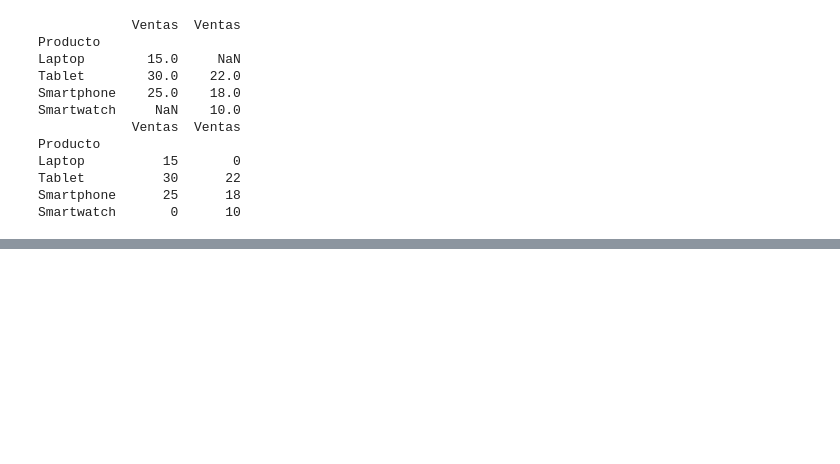
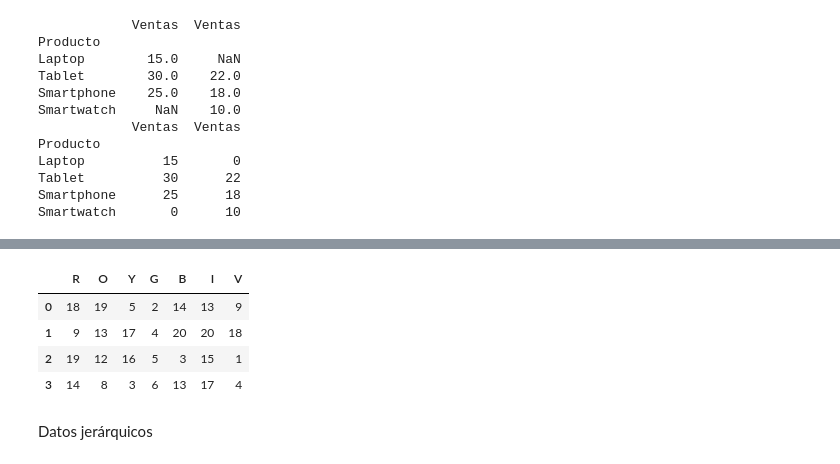
Before and after one commit to Cerino-rigo/Curso_Python_2025_2, a Jupyter notebook: 6 Pandas/1_Concat.ipynb, the cells around one changed output, grey strips where cells are left out. Drawn from its saved outputs; the diff is of its cells as text; code cells hidden in the pictures; blank space fills up the shorter version.

```diff
--- a/6 Pandas/1_Concat.ipynb
+++ b/6 Pandas/1_Concat.ipynb
@@ -262,0 +299,7 @@ Smartwatch       0      10
+# %%
+dfs = []
+for x in ['R', 'O', 'Y', 'G', 'B', 'I', 'V']:
+    df = pd.DataFrame({x: [random.randint(1,20) for _ in range(4)]})
+    dfs.append(df)
+
+dfs
@@ -262,0 +324,10 @@ Smartwatch       0      10
+# %%
+pd.concat(dfs, axis=1)
+# %% [output]
+|  | R | O | Y | G | B | I | V |
+| 0 | 18 | 19 | 5 | 2 | 14 | 13 | 9 |
+| 1 | 9 | 13 | 17 | 4 | 20 | 20 | 18 |
+| 2 | 19 | 12 | 16 | 5 | 3 | 15 | 1 |
+| 3 | 14 | 8 | 3 | 6 | 13 | 17 | 4 |
+# %% [markdown]
+Datos jerárquicos
```
Also changed, not shown: parts of 8 cells of this notebook.
